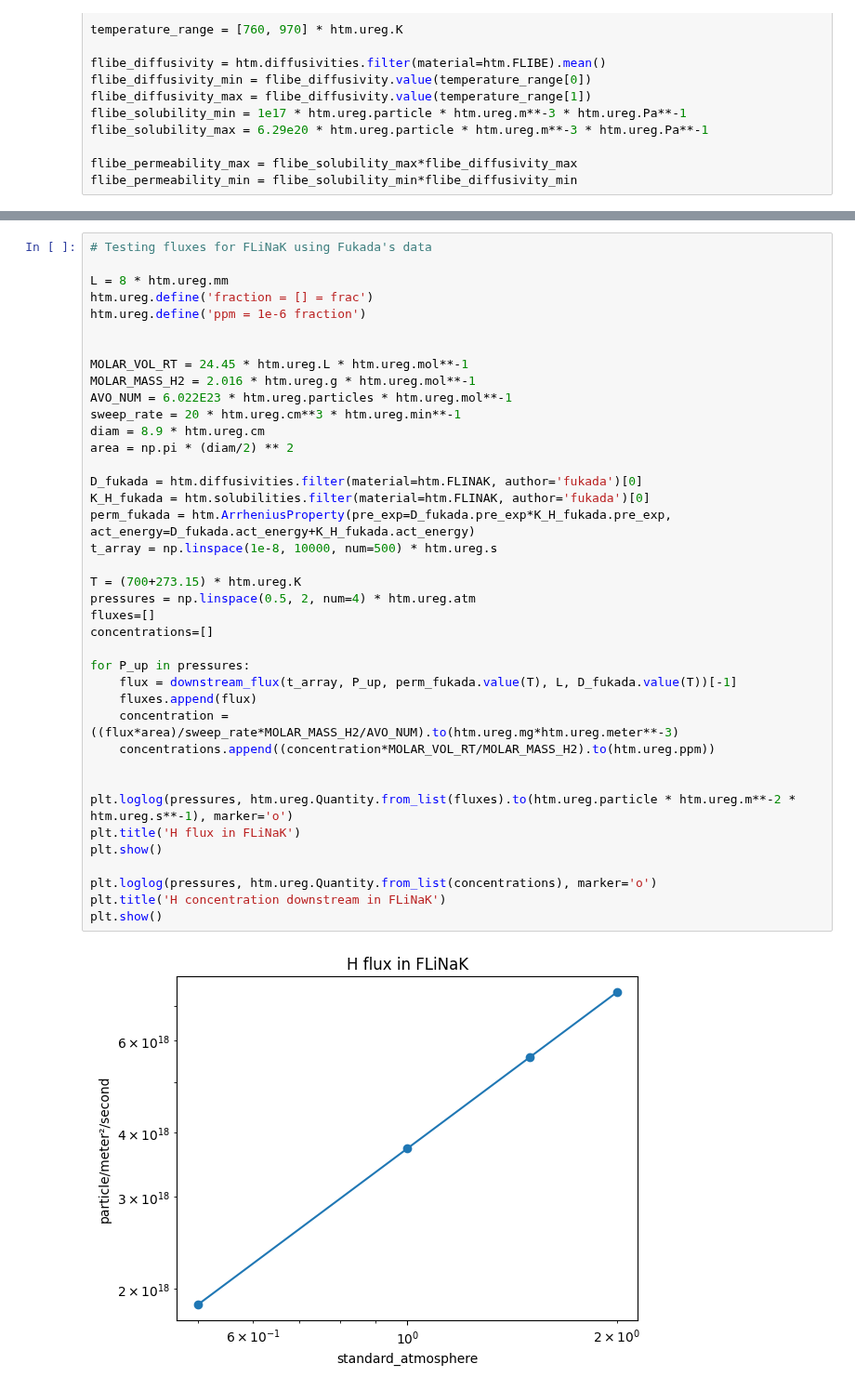
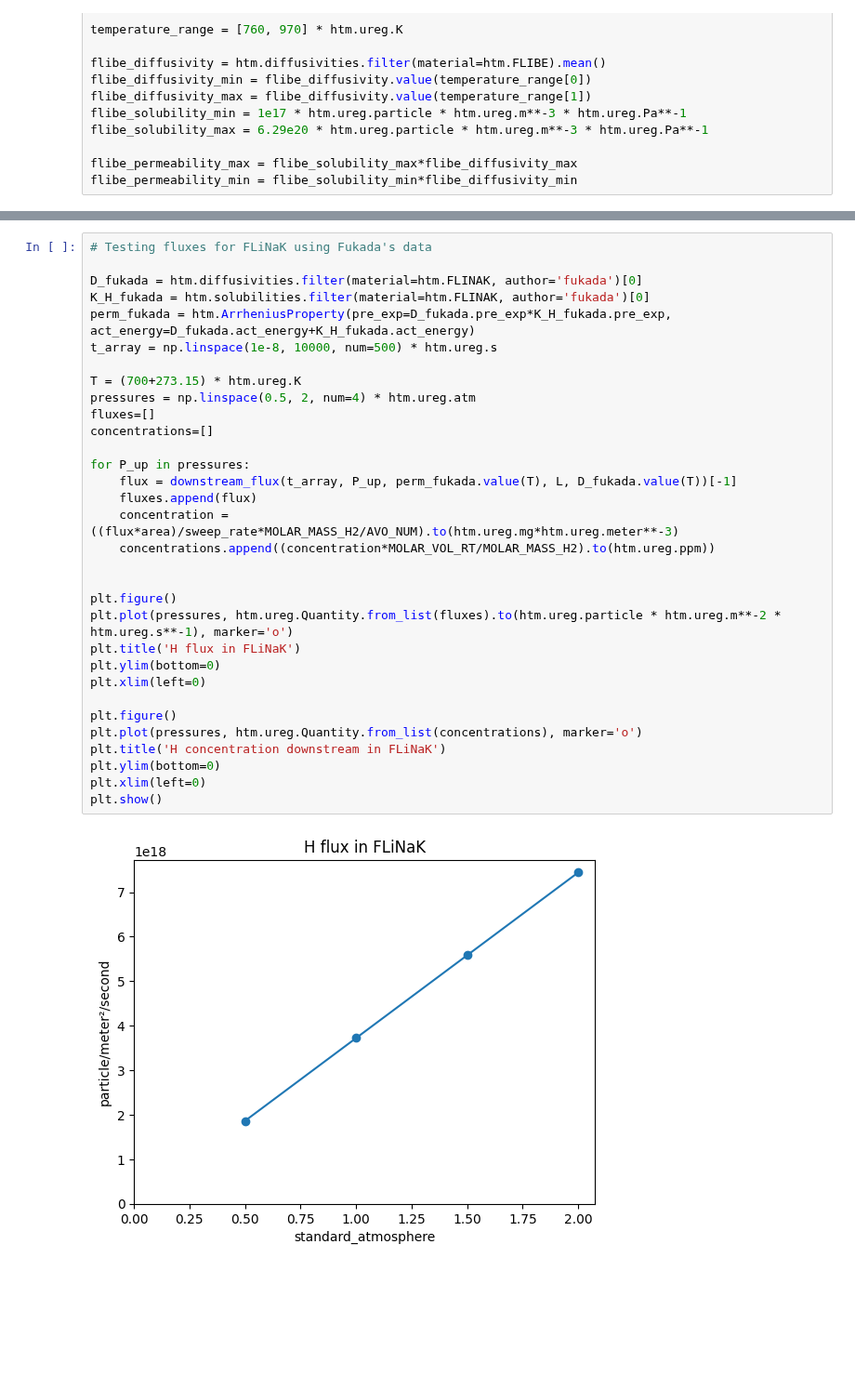
Before and after one commit to RemDelaporteMathurin/hyperion, a Jupyter notebook: permeation_analytics.ipynb, the cells around one changed output, grey strips where cells are left out. Shown at 93% size. Drawn from its saved outputs; the diff is of its cells as text; blank space fills up the shorter version.

Commit message:
changed plots, refactored the code a bit

```diff
--- a/permeation_analytics.ipynb
+++ b/permeation_analytics.ipynb
@@ -142,41 +153,34 @@ flibe_permeability_min = flibe_solubility_min*flibe_diffusivity_min
 # %%
 # Testing fluxes for FLiNaK using Fukada's data
-
-L = 8 * htm.ureg.mm
-htm.ureg.define('fraction = [] = frac')
-htm.ureg.define('ppm = 1e-6 fraction')
-
-
-MOLAR_VOL_RT = 24.45 * htm.ureg.L * htm.ureg.mol**-1
-MOLAR_MASS_H2 = 2.016 * htm.ureg.g * htm.ureg.mol**-1
-AVO_NUM = 6.022E23 * htm.ureg.particles * htm.ureg.mol**-1
-sweep_rate = 20 * htm.ureg.cm**3 * htm.ureg.min**-1
-diam = 8.9 * htm.ureg.cm
-area = np.pi * (diam/2) ** 2
 
 D_fukada = htm.diffusivities.filter(material=htm.FLINAK, author='fukada')[0]
 K_H_fukada = htm.solubilities.filter(material=htm.FLINAK, author='fukada')[0]
 perm_fukada = htm.ArrheniusProperty(pre_exp=D_fukada.pre_exp*K_H_fukada.pre_exp, act_energy=D_fukada.act_energy+K_H_fukada.act_energy)
 t_array = np.linspace(1e-8, 10000, num=500) * htm.ureg.s
 
 T = (700+273.15) * htm.ureg.K
 pressures = np.linspace(0.5, 2, num=4) * htm.ureg.atm
 fluxes=[]
 concentrations=[]
 
 for P_up in pressures:
     flux = downstream_flux(t_array, P_up, perm_fukada.value(T), L, D_fukada.value(T))[-1]
     fluxes.append(flux)
     concentration = ((flux*area)/sweep_rate*MOLAR_MASS_H2/AVO_NUM).to(htm.ureg.mg*htm.ureg.meter**-3)
     concentrations.append((concentration*MOLAR_VOL_RT/MOLAR_MASS_H2).to(htm.ureg.ppm))
 
 
-plt.loglog(pressures, htm.ureg.Quantity.from_list(fluxes).to(htm.ureg.particle * htm.ureg.m**-2 * htm.ureg.s**-1), marker='o')
+plt.figure()
+plt.plot(pressures, htm.ureg.Quantity.from_list(fluxes).to(htm.ureg.particle * htm.ureg.m**-2 * htm.ureg.s**-1), marker='o')
 plt.title('H flux in FLiNaK')
+plt.ylim(bottom=0)
+plt.xlim(left=0)
+
+plt.figure()
+plt.plot(pressures, htm.ureg.Quantity.from_list(concentrations), marker='o')
+plt.title('H concentration downstream in FLiNaK')
+plt.ylim(bottom=0)
+plt.xlim(left=0)
 plt.show()
-
-plt.loglog(pressures, htm.ureg.Quantity.from_list(concentrations), marker='o')
-plt.title('H concentration downstream in FLiNaK')
-plt.show()
 # %% [output]
-[figure, old version]
+[figure, new version]
```
Also changed, not shown: parts of 6 cells of this notebook.
